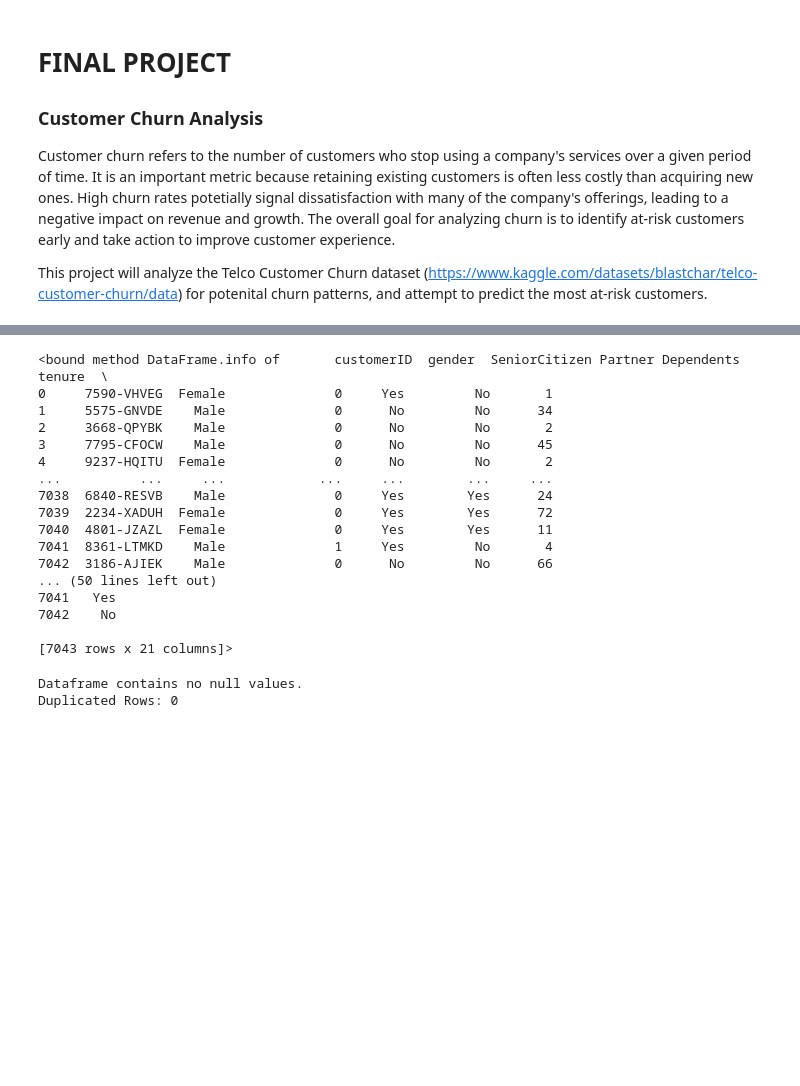
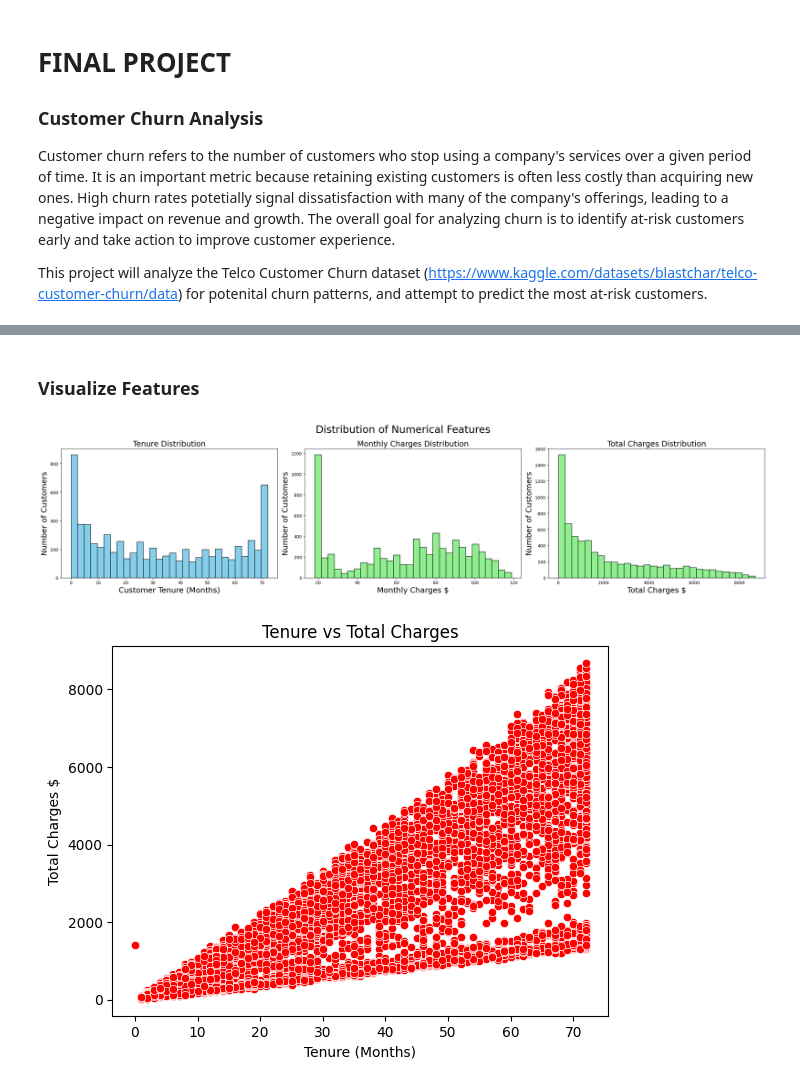
Before and after one commit to IIWesleyII/CSCA-5622-Final-Project, a Jupyter notebook: final_project.ipynb, the cells around one changed output, grey strips where cells are left out. Saved outputs shown, nothing was run; the diff lists cells and outputs as text; code cells hidden in the pictures; blank space fills up the shorter version.

Commit message:
added some eda and plots

```diff
--- a/final_project.ipynb
+++ b/final_project.ipynb
@@ -18,39 +30,57 @@ Requirement already satisfied: six>=1.5 in c:\users\wesle\onedrive\desktop\cu_bo
 # %%
 import pandas as pd
+import seaborn as sns
+import matplotlib.pyplot as plt
 
 # save to dataframe and confirm you get data back
 df = pd.read_csv('WA_Fn-UseC_-Telco-Customer-Churn.csv')
-print(df.info)
+print(df.info())
+#print(df.head())
+#print(df.describe())
+
+# check for duplicated rows
+print(f"Duplicated rows: {df.duplicated().sum()}")
+
+# recognize monthly charges and total charges should be same data type
+# attempting to convert df['TotalCharges'] to type float reveals there are 11 empty strings (" ") in column 'TotalCharges'
+# coerce errors and replace NaN with median
+df['TotalCharges'] = pd.to_numeric(df['TotalCharges'], errors='coerce')
+print(f"Number of rows with a blank space: {df['TotalCharges'].isna().sum()}")
+df['TotalCharges'] = df['TotalCharges'].fillna(df['TotalCharges'].median())
+print(f"Number of rows with a blank space: {df['TotalCharges'].isna().sum()}")
-# %% [output]
-<bound method DataFrame.info of       customerID  gender  SeniorCitizen Partner Dependents  tenure  \
-0     7590-VHVEG  Female              0     Yes         No       1
-1     5575-GNVDE    Male              0      No         No      34
-2     3668-QPYBK    Male              0      No         No       2
-3     7795-CFOCW    Male              0      No         No      45
-4     9237-HQITU  Female              0      No         No       2
-...          ...     ...            ...     ...        ...     ...
-7038  6840-RESVB    Male              0     Yes        Yes      24
-7039  2234-XADUH  Female              0     Yes        Yes      72
-7040  4801-JZAZL  Female              0     Yes        Yes      11
-7041  8361-LTMKD    Male              1     Yes         No       4
-7042  3186-AJIEK    Male              0      No         No      66
-... (50 lines left out)
-7041   Yes
-7042    No
-
-[7043 rows x 21 columns]>
+# %% [markdown]
+### Visualize Features
 # %%
-# 1) Initial EDA
-# check for null values
-if df.isnull().values.any():
-    print('Dataframe contains null values.')
-    print(df.isnull().sum())
 
-else:
-    print('Dataframe contains no null values.')
+# Visualize numerical features
+fig, ps = plt.subplots(1, 3, figsize=(24,6))
 
-# check for duplicated rows
-print(f'Duplicated Rows: {df.duplicated().sum()}')
+ps[0].hist(df['tenure'], bins=30, color='skyblue', edgecolor='black')
+ps[0].set_title('Tenure Distribution', fontsize=18)
+ps[0].set_xlabel('Customer Tenure (Months)', fontsize=18)
+ps[0].set_ylabel('Number of Customers', fontsize=18)
+
+ps[1].hist(df['MonthlyCharges'], bins=30, color='lightgreen', edgecolor='black')
+ps[1].set_title('Monthly Charges Distribution', fontsize=18)
+ps[1].set_xlabel('Monthly Charges $', fontsize=18)
+ps[1].set_ylabel('Number of Customers', fontsize=18)
+
+ps[2].hist(df['TotalCharges'], bins=30, color='lightgreen', edgecolor='black')
+ps[2].set_title('Total Charges Distribution', fontsize=18)
+ps[2].set_xlabel('Total Charges $', fontsize=18)
+ps[2].set_ylabel('Number of Customers', fontsize=18)
+fig.suptitle('Distribution of Numerical Features', fontsize=24)
+plt.tight_layout(rect=[0, 0.03, 1, 1])
+plt.show()
+
+# show an outlier, one big spender
+sns.scatterplot(x='tenure', y='TotalCharges', color='red', data=df)
+plt.title('Tenure vs Total Charges')
+plt.xlabel('Tenure (Months)')
+plt.ylabel('Total Charges $')
+plt.show()
+
+df = df[df['TotalCharges'] < 8000]
 # %% [output]
-Dataframe contains no null values.
-Duplicated Rows: 0
+[figure, added]
+[figure, added]
```
Also changed, not shown: parts of 3 cells of this notebook, 1 other file.
